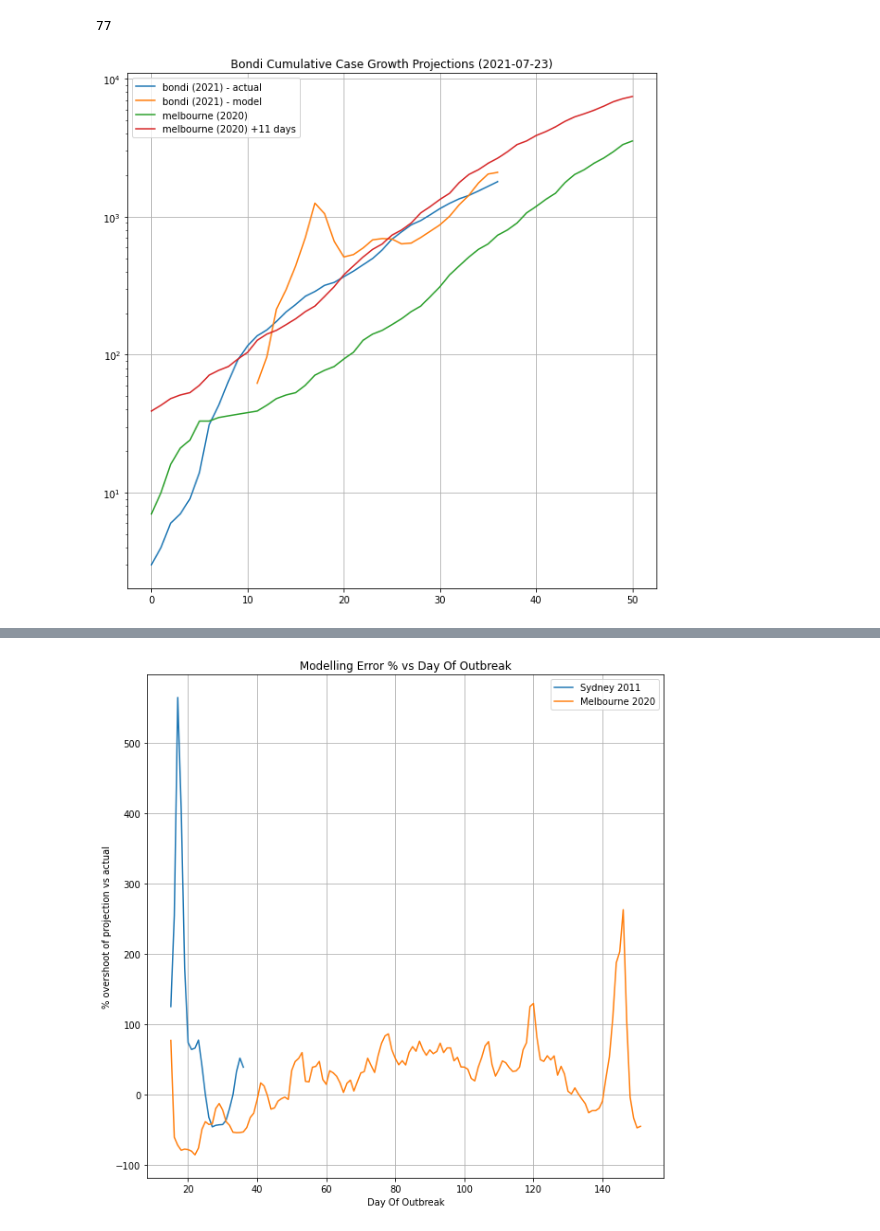
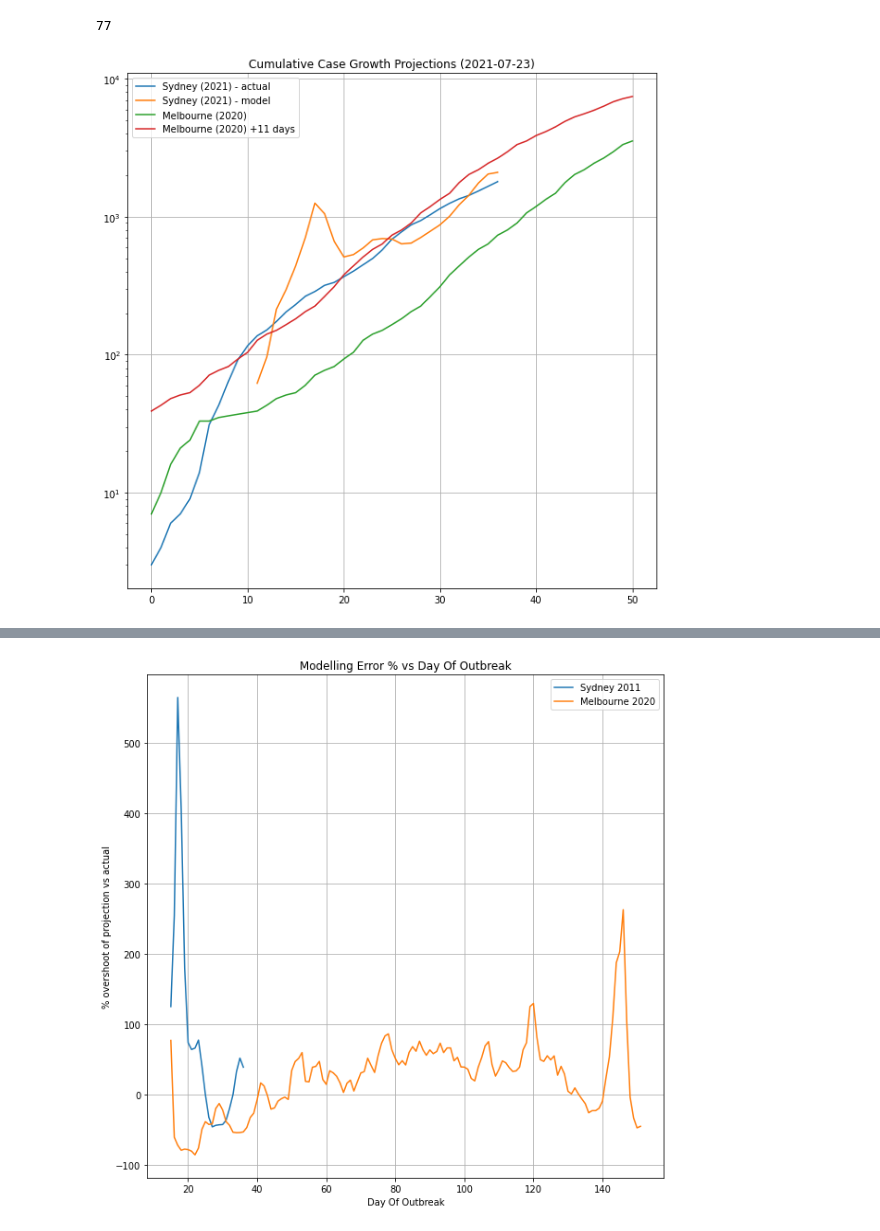
Before and after one commit to wildducktheories/delta-waratah, a Jupyter notebook: sydney-outbreaks.ipynb, the cells around one changed output, grey strips where cells are left out. Drawn from its saved outputs; the diff is of its cells as text; code cells hidden in the pictures.

```diff
--- a/sydney-outbreaks.ipynb
+++ b/sydney-outbreaks.ipynb
@@ -391,58 +20,51 @@ def sweep_downloads(date):
 # %%
 sweep_downloads(TODAY)
 # %%
-nsw_df = load_data(SAMPLE_FILE)
-nsw_14days_df = load_data(SAMPLE_14DAYS)
+nsw_df = update_df(load_data(SAMPLE_FILE),load_data(SAMPLE_14DAYS))
 vic_df = load_vic_data(ALL_VIC_CASES)
 quarantine_df = load_quarantine(QUARANTINE)
-# %%
-join_index=nsw_df.loc[nsw_df["date"] == nsw_14days_df.head(1)['date'].values[0]].index.values[0]
-nsw_14days_df['renumber'] = range(join_index, join_index+len(nsw_14days_df))
-nsw_14days_df=nsw_14days_df.set_index('renumber', drop=True)
-nsw_df.update(nsw_14days_df, overwrite=True)
-nsw_df=calc_cumulative(nsw_df)
+# %%
+avalon = select_outbreak(nsw_df[(nsw_df['date'] >= '2020-12-17') & (nsw_df['date'] <= '2021-01-16')], generation_days=GENERATION_DAYS)
+bondi = select_outbreak(nsw_df[(nsw_df['date'] >= '2021-06-17')], generation_days=GENERATION_DAYS)
+vic_outbreak = select_outbreak(vic_df[(vic_df['date'] >= '2020-05-27') & (vic_df['date'] <= '2020-10-29')], generation_days=GENERATION_DAYS)
 # %%
-avalon = select_outbreak(nsw_df, (nsw_df['date'] >= '2020-12-17') & (nsw_df['date'] <= '2021-01-16'))
-bondi = select_outbreak(nsw_df, (nsw_df['date'] >= '2021-06-17'))
-#bondi=bondi.head(len(bondi)-1)
-vic_outbreak = select_outbreak(vic_df, (vic_df['date'] >= '2020-05-27') & (vic_df['date'] <= '2020-10-29'))
-vic_growth_params=derive_growth_params(vic_outbreak[(vic_outbreak.index >= 70) & (vic_outbreak.index < 120)])
-bondi_growth_params=derive_growth_params(bondi.tail(8))
+VIC_EXTRA_DAYS=40
+
+vic_growth_params=derive_growth_params(vic_outbreak[(vic_outbreak.index >= 70) & (vic_outbreak.index < 120)], generation_days=GENERATION_DAYS)
+bondi_growth_params=derive_growth_params(bondi.tail(8), generation_days=GENERATION_DAYS)
 N=1
-bondi_growth_params_3=derive_growth_params(bondi.tail(8+N).head(8))
+bondi_growth_params_3=derive_growth_params(bondi.tail(8+N).head(8), generation_days=GENERATION_DAYS)
+
 bondi_projection_1=select_outbreak(project_ols_growth_rate_min(bondi, 84, vic_growth_params[1]))
 bondi_projection_2=select_outbreak(project_ols_growth_rate_min(bondi, 84, bondi_growth_params[1]))
 bondi_projection_3=select_outbreak(project_ols_growth_rate_min(bondi.head(len(bondi)-N), 84+N, bondi_growth_params_3[1]))
-bondi_horizon=horizon(bondi, 7)
-bondi_horizon_old=horizon(bondi.head(len(bondi)-7),7)
-bondi_horizon_very_old=horizon(bondi.head(len(bondi)-14),7)
+
+
+vic_partial=vic_outbreak.head(len(bondi)+VIC_EXTRA_DAYS)
+vic_partial_growth_params=derive_growth_params(vic_partial)
+vic_projection=select_outbreak(project_ols_growth_rate_min(vic_partial, len(vic_outbreak)-len(bondi)-VIC_EXTRA_DAYS, vic_partial_growth_params[1]), generation_days=GENERATION_DAYS)
+len(vic_partial)
+# %% [output]
+77
-# %%
-VIC_EXTRA_DAYS=40
-vic_partial=vic_outbreak.head(len(bondi)+VIC_EXTRA_DAYS)
-vic_partial_growth_params=derive_growth_params(vic_partial)
-vic_projection=select_outbreak(project_ols_growth_rate_min(vic_partial, len(vic_outbreak)-len(bondi)-VIC_EXTRA_DAYS, vic_partial_growth_params[1]))
-len(vic_partial)
-# %% [output]
-77
 # %%
 output=pd.DataFrame(columns=['cumulative', 'min', 'vic'])
 output[['min', 'cumulative']] = bondi[['min','cumulative']]
 output=output.reindex([r for r in range(0, len(bondi)+14)])
 output['vic'] = vic_outbreak['cumulative']
 x=11
 output['vic-offset'] = vic_outbreak['cumulative'].shift(-x)
 ax=output.plot(figsize=(10,10))
 ax.set_yscale('log')
 ax.grid()
-ax.set_title(f'Bondi Cumulative Case Growth Projections ({SAMPLE_DATE})')
+ax.set_title(f'Cumulative Case Growth Projections ({SAMPLE_DATE})')
 ax.legend([
-    'bondi (2021) - actual',
-    'bondi (2021) - model',
-    'melbourne (2020)',
-    f'melbourne (2020) +{x} days'
+    'Sydney (2021) - actual',
+    'Sydney (2021) - model',
+    'Melbourne (2020)',
+    f'Melbourne (2020) +{x} days'
 ])
 ax.figure.savefig(f'archive/{SAMPLE_DATE}/cumulative-partial.png')
 _=_
 # %% [output]
-[figure, old version]
+[figure, new version]
 # %%
```
Also changed, not shown: parts of 9 cells of this notebook, 5 other files.
